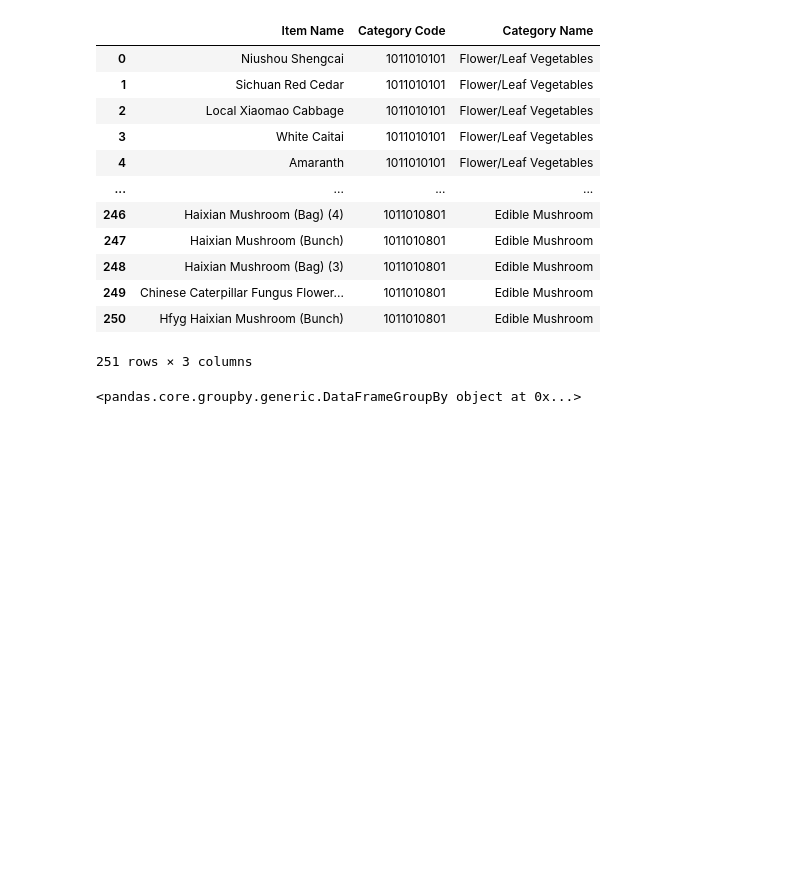
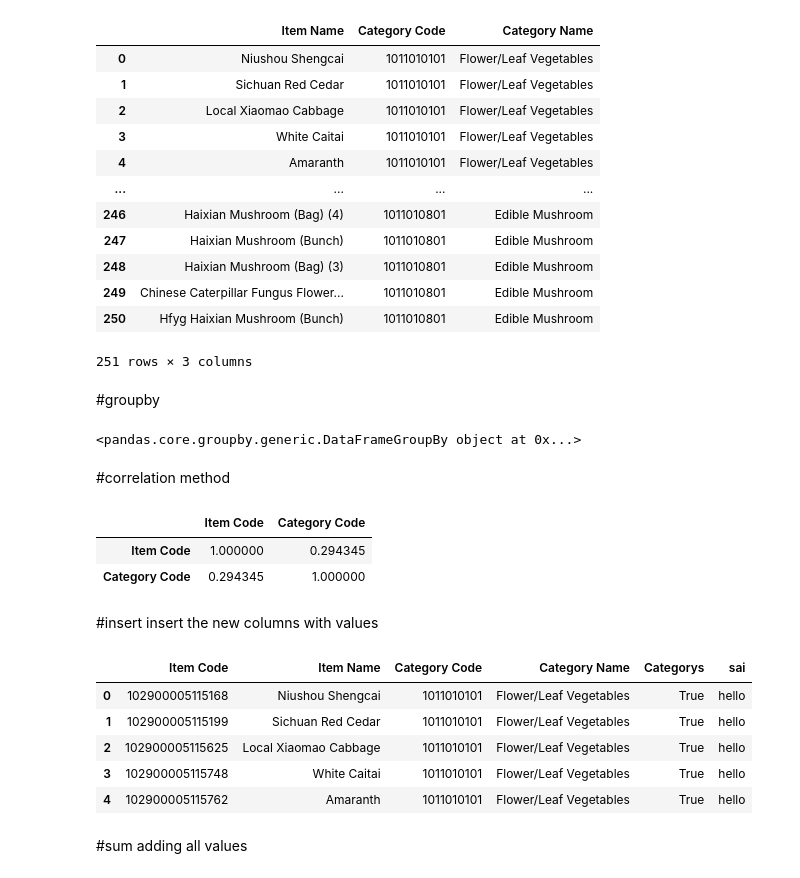
Before and after one commit to 521sai/Pandas_Library, a Jupyter notebook: Copy_of_Pandas_Library.ipynb, the cells around one changed output. Cells and saved outputs as stored; diff of their text form; code cells hidden in the pictures; blank space fills up the shorter version.

```diff
--- a/Copy_of_Pandas_Library.ipynb
+++ b/Copy_of_Pandas_Library.ipynb
@@ -389,7 +373,34 @@ dataset.drop(["Item Code"],axis=1)
 | 249 | Chinese Caterpillar Fungus Flower... | 1011010801 | Edible Mushroom |
 | 250 | Hfyg Haixian Mushroom (Bunch) | 1011010801 | Edible Mushroom |
 251 rows × 3 columns
+# %% [markdown]
+#groupby
 # %%
 dataset.groupby('Category Name')
 # %% [output]
 <pandas.core.groupby.generic.DataFrameGroupBy object at 0x...>
+# %% [markdown]
+#correlation method
+# %%
+dataset.corr()
+# %% [output]
+|  | Item Code | Category Code |
+| Item Code | 1.000000 | 0.294345 |
+| Category Code | 0.294345 | 1.000000 |
+# %% [markdown]
+#insert
+insert the new columns with values
+# %%
+dataset.insert(4,'Categorys',"True")
+# %%
+dataset.head()
+# %% [output]
+|  | Item Code | Item Name | Category Code | Category Name | Categorys | sai |
+| 0 | 102900005115168 | Niushou Shengcai | 1011010101 | Flower/Leaf Vegetables | True | hello |
+| 1 | 102900005115199 | Sichuan Red Cedar | 1011010101 | Flower/Leaf Vegetables | True | hello |
+| 2 | 102900005115625 | Local Xiaomao Cabbage | 1011010101 | Flower/Leaf Vegetables | True | hello |
+| 3 | 102900005115748 | White Caitai | 1011010101 | Flower/Leaf Vegetables | True | hello |
+| 4 | 102900005115762 | Amaranth | 1011010101 | Flower/Leaf Vegetables | True | hello |
+# %% [markdown]
+#sum
+adding all values
```
Also changed, not shown: parts of 4 cells of this notebook.
